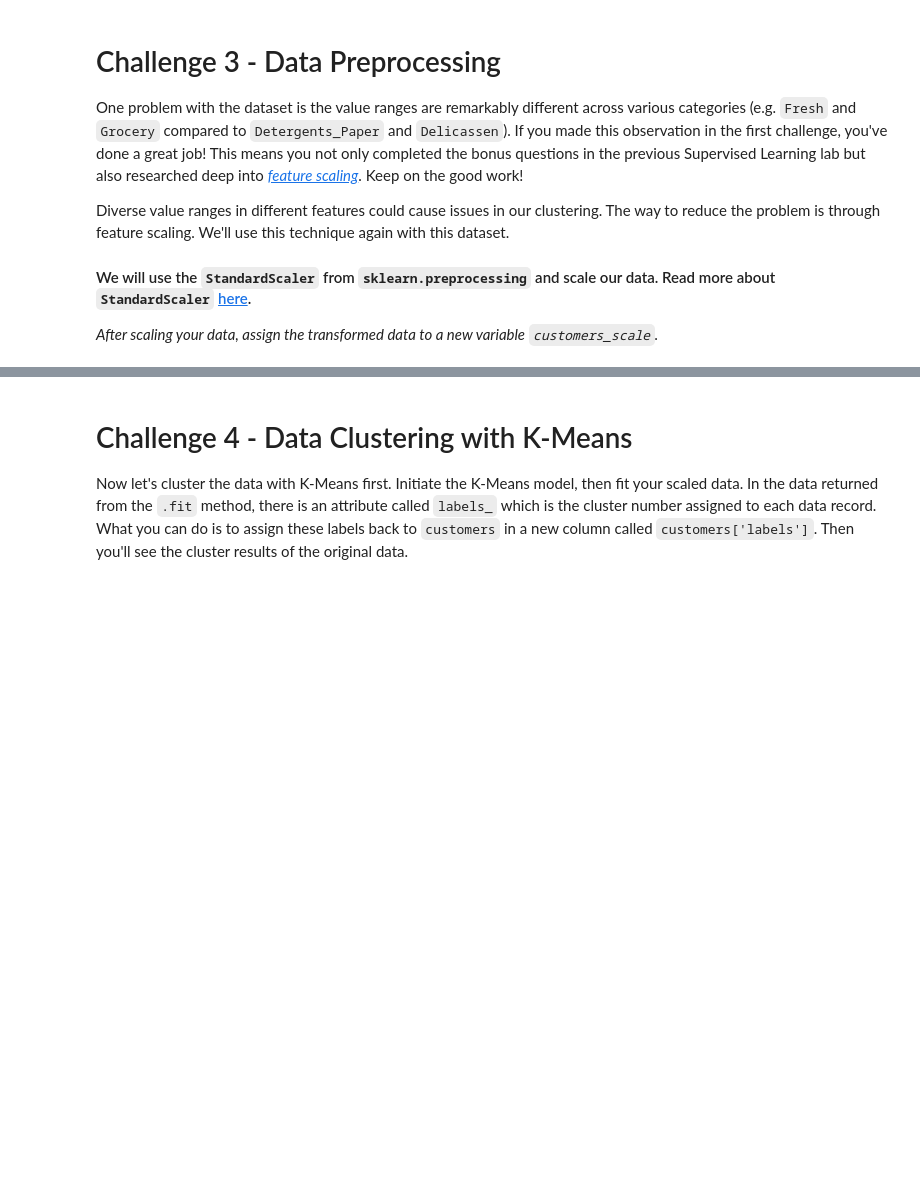
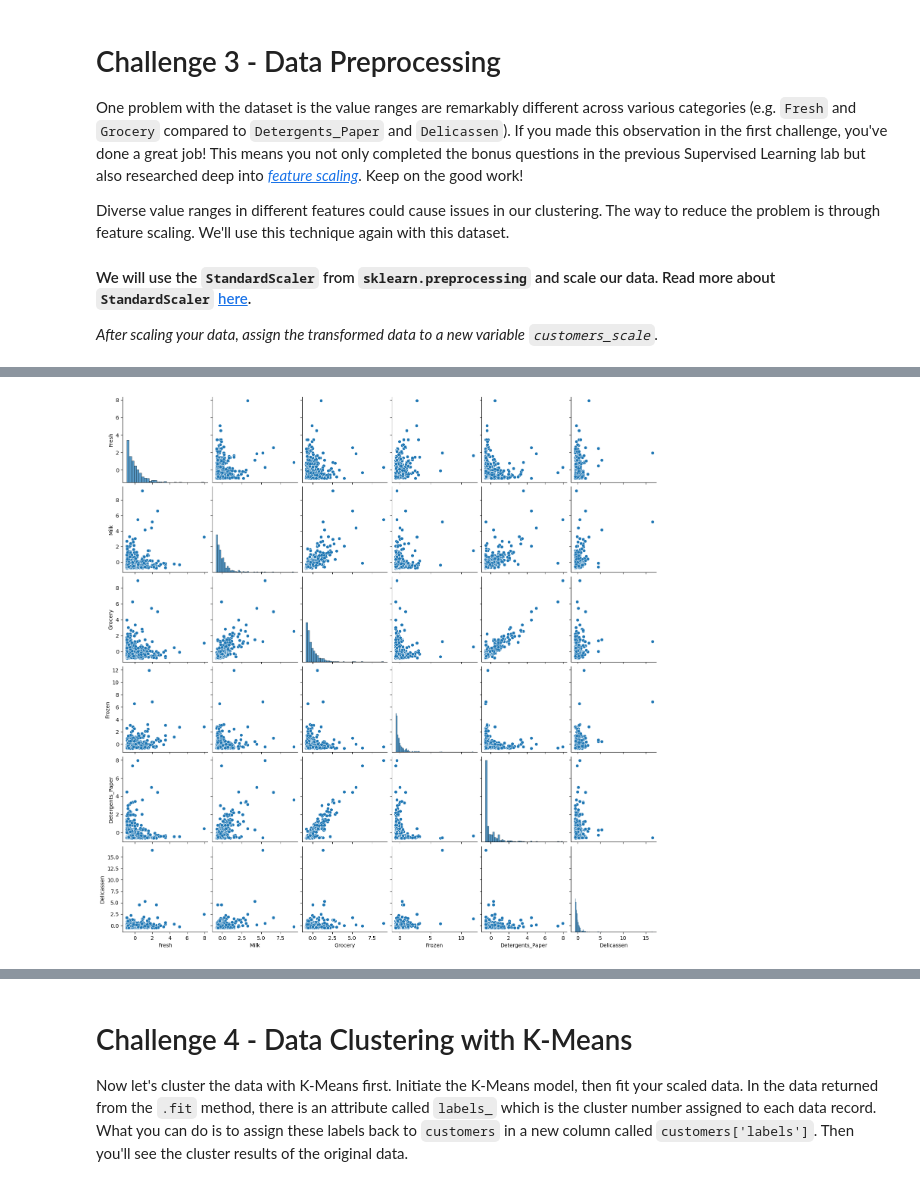
Before and after one commit to Ironhack-Data-Madrid-Octubre-2023/7.4-lab_unsupervised_learning, a Jupyter notebook: your-code/main.ipynb, the cells around one changed output, grey strips where cells are left out. Saved outputs shown, nothing was run; the diff lists cells and outputs as text; code cells hidden in the pictures; blank space fills up the shorter version.

```diff
--- a/your-code/main.ipynb
+++ b/your-code/main.ipynb
@@ -93,0 +256,7 @@ from sklearn.preprocessing import StandardScaler
+# %%
+# Gráficos de dispersión para visualizar relaciones
+
+sns.pairplot(customers_scale)
+plt.show()
+# %% [output]
+[figure, added]
```
Also changed, not shown: parts of 36 cells of this notebook.
